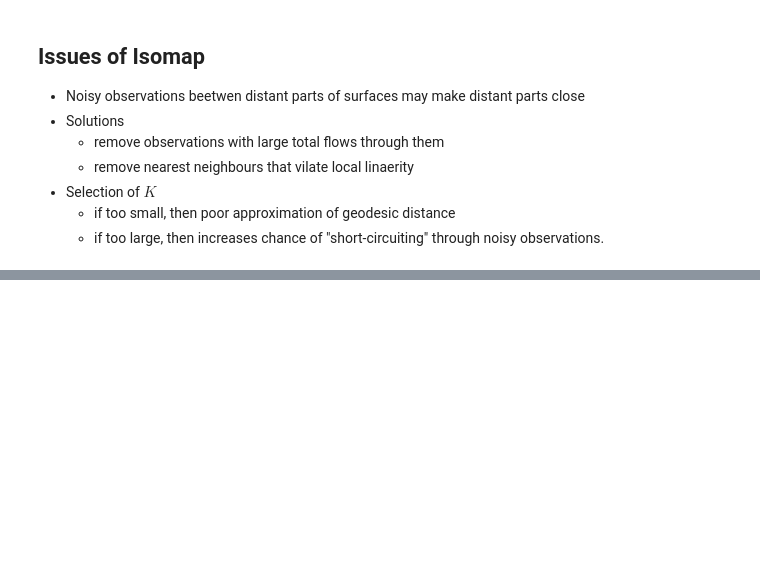
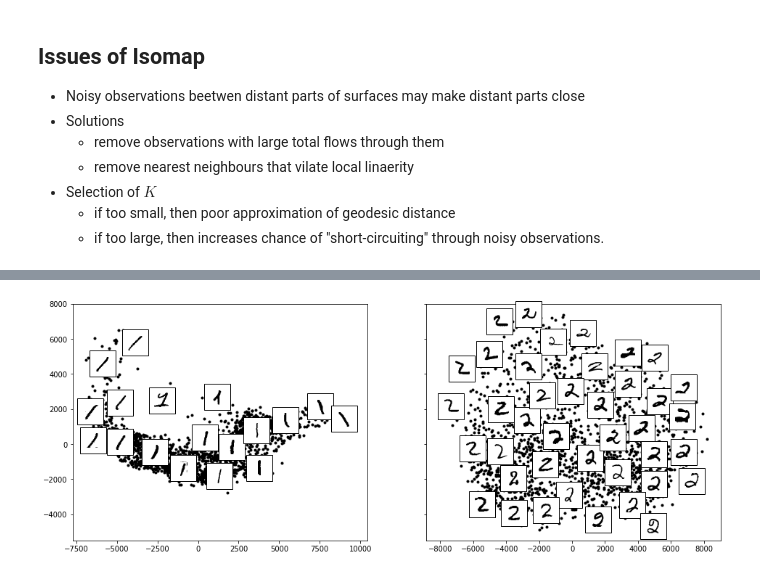
Before and after one commit to bvdmitri/ml-course, a Jupyter notebook: 03.presentos/presentos.ipynb, the cells around one changed output, grey strips where cells are left out. Saved outputs shown, nothing was run; the diff lists cells and outputs as text; code cells hidden in the pictures; blank space fills up the shorter version.

```diff
--- a/03.presentos/presentos.ipynb
+++ b/03.presentos/presentos.ipynb
@@ -81,0 +161,17 @@ Typical datasets for dimensionality reduction evaluation
+# %%
+# Choose 1/4 of the "1" digits to project
+def generatePlots(targets):
+    plots = []
+    model = Isomap(n_neighbors=5, n_components=2, eigen_solver='dense')
+    for target in targets:
+        data = mnist.data[mnist.target == target][::4]
+        plots.append(PlotComponents(data, model))
+    return plots
+
+plots = generatePlots([1, 2])
+# %%
+fig, ax = plt.subplots(1, 2, sharey=True, figsize=(16, 6))
+for i in range(2):
+    plots[i].plotWithImages(ax[i], cmap='gray_r', thumb_frac=0.1)
+# %% [output]
+[figure, added]
```
Also changed, not shown: parts of 9 cells of this notebook, 2 other files.
